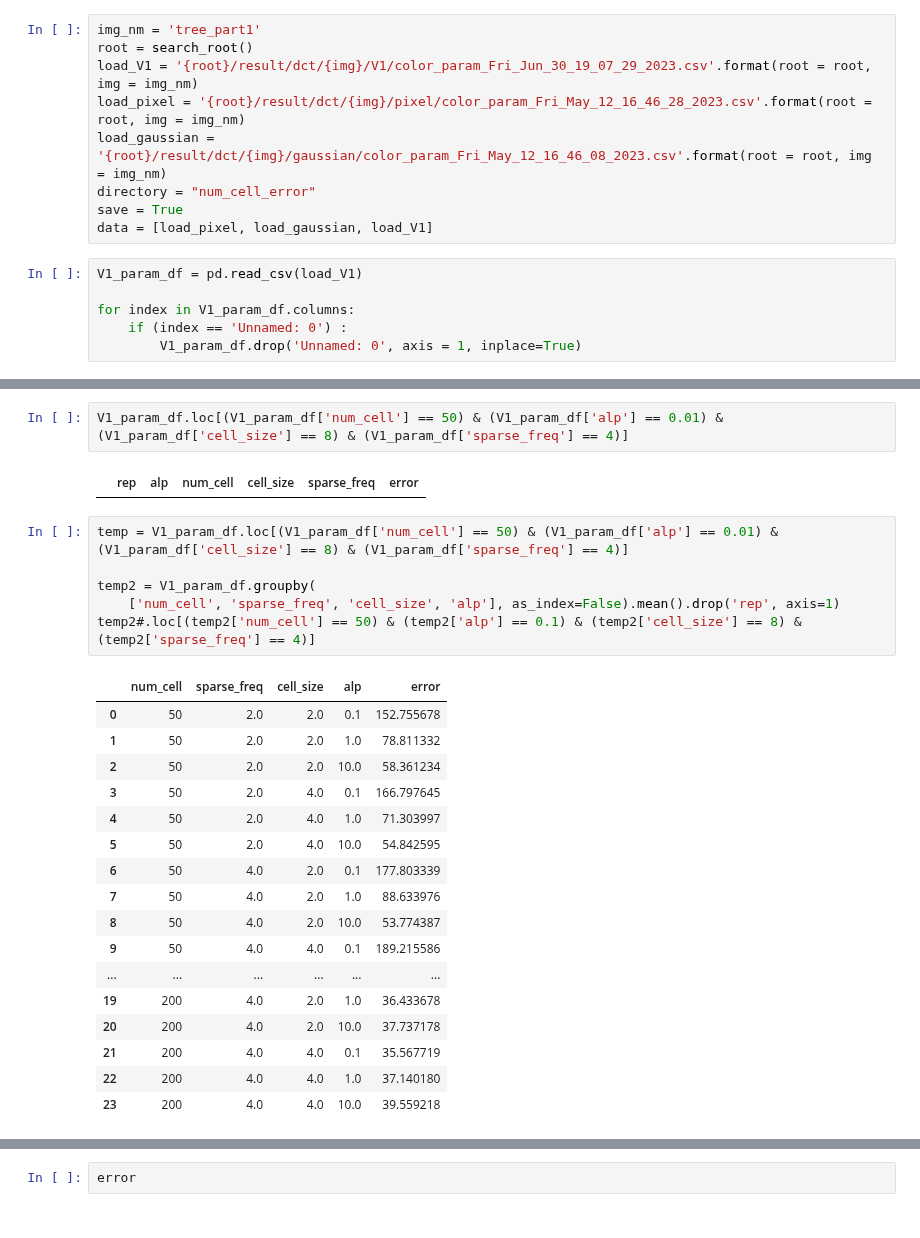
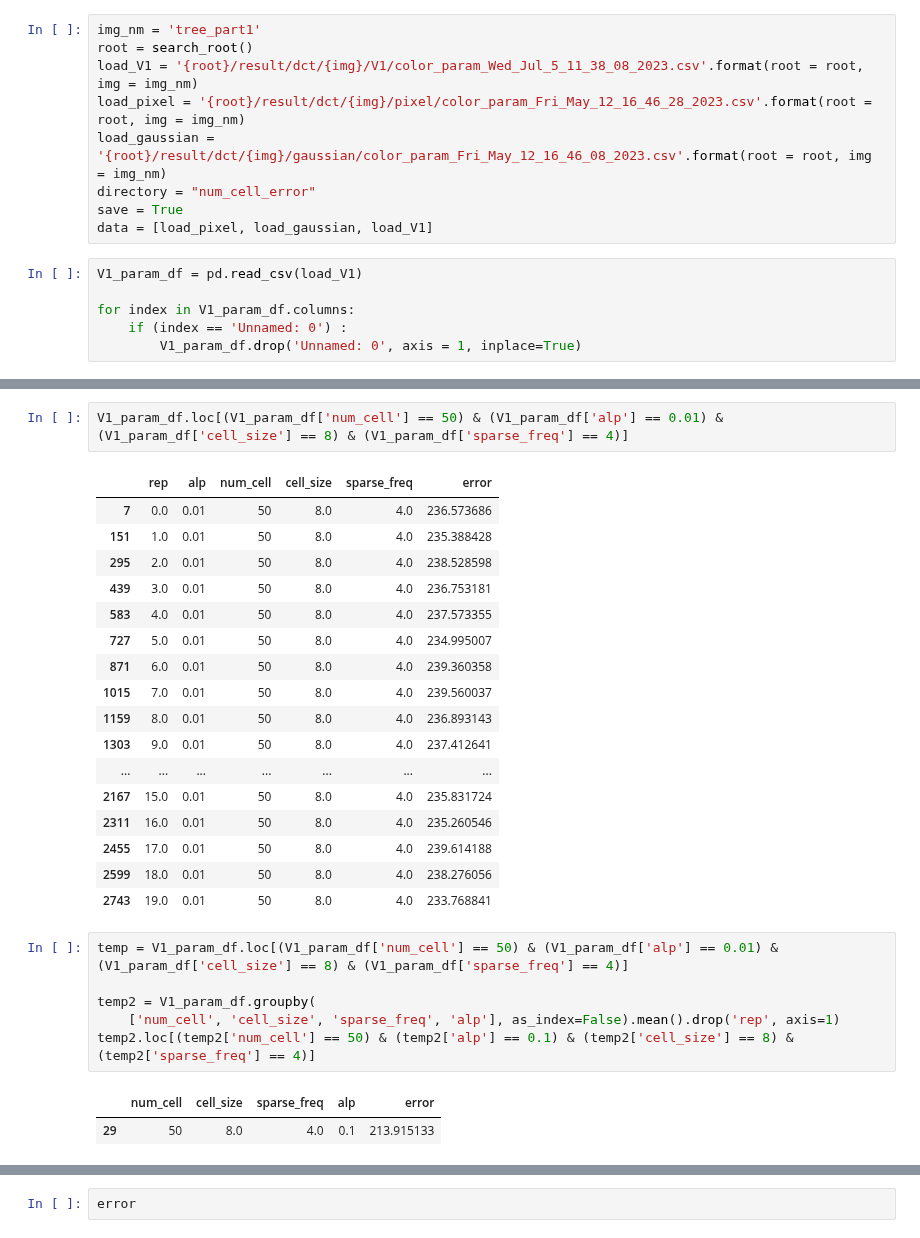
Before and after one commit to qkstngus000/Visual-Compressive-Sensing, a Jupyter notebook: experiment/write_text_file.ipynb, the cells around one changed output, grey strips where cells are left out. Cells and saved outputs as stored; diff of their text form.

```diff
--- a/experiment/write_text_file.ipynb
+++ b/experiment/write_text_file.ipynb
@@ -48,7 +48,7 @@ from src.compress_sensing_library import *
 # %%
 img_nm = 'tree_part1'
 root = search_root()
-load_V1 = '{root}/result/dct/{img}/V1/color_param_Fri_Jun_30_19_07_29_2023.csv'.format(root = root, img = img_nm)
+load_V1 = '{root}/result/dct/{img}/V1/color_param_Wed_Jul_5_11_38_08_2023.csv'.format(root = root, img = img_nm)
 load_pixel = '{root}/result/dct/{img}/pixel/color_param_Fri_May_12_16_46_28_2023.csv'.format(root = root, img = img_nm)
 load_gaussian = '{root}/result/dct/{img}/gaussian/color_param_Fri_May_12_16_46_08_2023.csv'.format(root = root, img = img_nm)
 directory = "num_cell_error"
@@ -96,30 +96,31 @@ V1_param_df.loc[V1_param_df['num_cell'] == 50]
 V1_param_df.loc[(V1_param_df['num_cell'] == 50) & (V1_param_df['alp'] == 0.01) & (V1_param_df['cell_size'] == 8) & (V1_param_df['sparse_freq'] == 4)]
 # %% [output]
 |  | rep | alp | num_cell | cell_size | sparse_freq | error |
+| 7 | 0.0 | 0.01 | 50 | 8.0 | 4.0 | 236.573686 |
+| 151 | 1.0 | 0.01 | 50 | 8.0 | 4.0 | 235.388428 |
+| 295 | 2.0 | 0.01 | 50 | 8.0 | 4.0 | 238.528598 |
+| 439 | 3.0 | 0.01 | 50 | 8.0 | 4.0 | 236.753181 |
+| 583 | 4.0 | 0.01 | 50 | 8.0 | 4.0 | 237.573355 |
+| 727 | 5.0 | 0.01 | 50 | 8.0 | 4.0 | 234.995007 |
+| 871 | 6.0 | 0.01 | 50 | 8.0 | 4.0 | 239.360358 |
+| 1015 | 7.0 | 0.01 | 50 | 8.0 | 4.0 | 239.560037 |
+| 1159 | 8.0 | 0.01 | 50 | 8.0 | 4.0 | 236.893143 |
+| 1303 | 9.0 | 0.01 | 50 | 8.0 | 4.0 | 237.412641 |
+| ... | ... | ... | ... | ... | ... | ... |
+| 2167 | 15.0 | 0.01 | 50 | 8.0 | 4.0 | 235.831724 |
+| 2311 | 16.0 | 0.01 | 50 | 8.0 | 4.0 | 235.260546 |
+| 2455 | 17.0 | 0.01 | 50 | 8.0 | 4.0 | 239.614188 |
+| 2599 | 18.0 | 0.01 | 50 | 8.0 | 4.0 | 238.276056 |
+| 2743 | 19.0 | 0.01 | 50 | 8.0 | 4.0 | 233.768841 |
 # %%
 temp = V1_param_df.loc[(V1_param_df['num_cell'] == 50) & (V1_param_df['alp'] == 0.01) & (V1_param_df['cell_size'] == 8) & (V1_param_df['sparse_freq'] == 4)]
 
 temp2 = V1_param_df.groupby(
-    ['num_cell', 'sparse_freq', 'cell_size', 'alp'], as_index=False).mean().drop('rep', axis=1)
-temp2#.loc[(temp2['num_cell'] == 50) & (temp2['alp'] == 0.1) & (temp2['cell_size'] == 8) & (temp2['sparse_freq'] == 4)]
+    ['num_cell', 'cell_size', 'sparse_freq', 'alp'], as_index=False).mean().drop('rep', axis=1)
+temp2.loc[(temp2['num_cell'] == 50) & (temp2['alp'] == 0.1) & (temp2['cell_size'] == 8) & (temp2['sparse_freq'] == 4)]
 # %% [output]
-|  | num_cell | sparse_freq | cell_size | alp | error |
-| 0 | 50 | 2.0 | 2.0 | 0.1 | 152.755678 |
-| 1 | 50 | 2.0 | 2.0 | 1.0 | 78.811332 |
-| 2 | 50 | 2.0 | 2.0 | 10.0 | 58.361234 |
-| 3 | 50 | 2.0 | 4.0 | 0.1 | 166.797645 |
-| 4 | 50 | 2.0 | 4.0 | 1.0 | 71.303997 |
-| 5 | 50 | 2.0 | 4.0 | 10.0 | 54.842595 |
-| 6 | 50 | 4.0 | 2.0 | 0.1 | 177.803339 |
-| 7 | 50 | 4.0 | 2.0 | 1.0 | 88.633976 |
-| 8 | 50 | 4.0 | 2.0 | 10.0 | 53.774387 |
-| 9 | 50 | 4.0 | 4.0 | 0.1 | 189.215586 |
-| ... | ... | ... | ... | ... | ... |
-| 19 | 200 | 4.0 | 2.0 | 1.0 | 36.433678 |
-| 20 | 200 | 4.0 | 2.0 | 10.0 | 37.737178 |
-| 21 | 200 | 4.0 | 4.0 | 0.1 | 35.567719 |
-| 22 | 200 | 4.0 | 4.0 | 1.0 | 37.140180 |
-| 23 | 200 | 4.0 | 4.0 | 10.0 | 39.559218 |
+|  | num_cell | cell_size | sparse_freq | alp | error |
+| 29 | 50 | 8.0 | 4.0 | 0.1 | 213.915133 |
 # %%
 temp3.groupby(
     ['num_cell', 'sparse_freq', 'cell_size', 'alp'], as_index=False).mean().drop('rep', axis=1)
```
Also changed, not shown: parts of 12 cells of this notebook, 7 other files.
